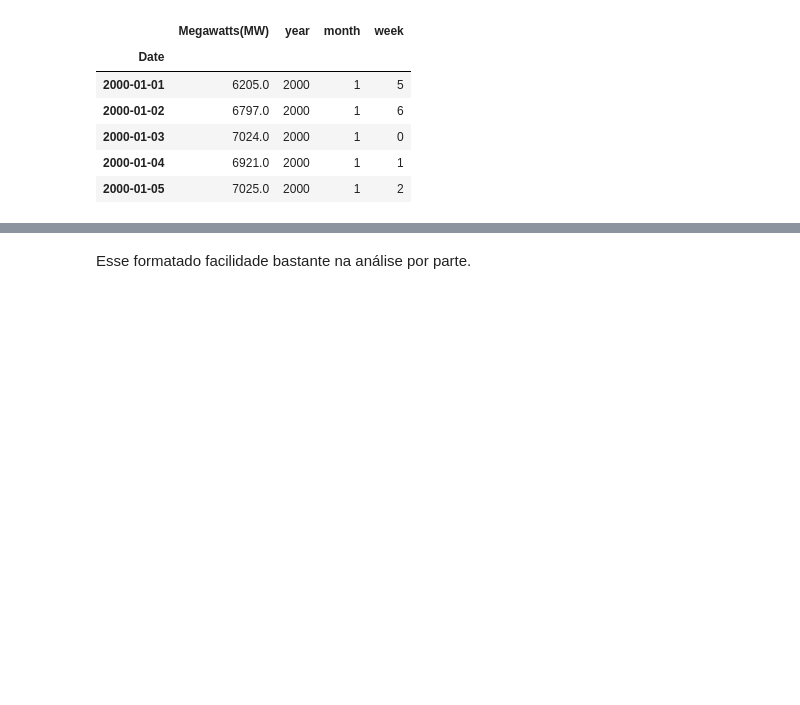
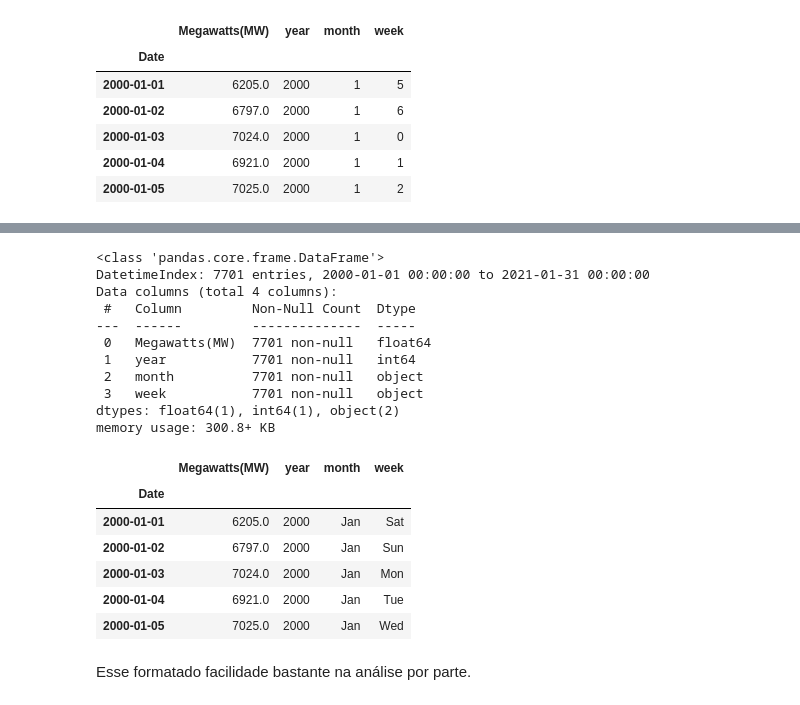
Before and after one commit to ailsonramon/timeseries, a Jupyter notebook: TS_daily_analysis_energy_2000_2021_Brazillian_Northeast_Region.ipynb, the cells around one changed output, grey strips where cells are left out. Cells and saved outputs as stored; diff of their text form; code cells hidden in the pictures; blank space fills up the shorter version.

```diff
--- a/TS_daily_analysis_energy_2000_2021_Brazillian_Northeast_Region.ipynb
+++ b/TS_daily_analysis_energy_2000_2021_Brazillian_Northeast_Region.ipynb
@@ -40,7 +38,10 @@ from datetime import datetime
 from statsmodels.tsa.stattools import adfuller
 from statsmodels.tsa.stattools import kpss
 from statsmodels.tsa.seasonal import seasonal_decompose
-# melhorar a visualização
-pd.set_option('max_columns',170)
+import pandas.util.testing as tm
+#sets the maximum number of rows and columns displayed when a frame is pretty-printed.
+pd.set_option('max_columns',20)
+#graphs will be included in your notebook
 %matplotlib inline
+#figure formate
 %config InlineBackend.figure_format = 'svg'
@@ -133,3 +143,7 @@ df.head()
 | 2000-01-03 | 7024.0 | 2000 | 1 | 0 |
 | 2000-01-04 | 6921.0 | 2000 | 1 | 1 |
 | 2000-01-05 | 7025.0 | 2000 | 1 | 2 |
+# %%
+df_copy = df.copy()
+df
+df_copy.info()
@@ -136,3 +162,28 @@ df.head()
+# %%
+df_copy["month"] = [m.strftime("%b") for m in df_copy.index]
+df_copy["week"] = [w.strftime("%a") for w in df_copy.index]
+# %%
+df_copy.info()
+df_copy.head()
+# %% [output]
+<class 'pandas.core.frame.DataFrame'>
+DatetimeIndex: 7701 entries, 2000-01-01 00:00:00 to 2021-01-31 00:00:00
+Data columns (total 4 columns):
+ #   Column         Non-Null Count  Dtype
+---  ------         --------------  -----
+ 0   Megawatts(MW)  7701 non-null   float64
+ 1   year           7701 non-null   int64
+ 2   month          7701 non-null   object
+ 3   week           7701 non-null   object
+dtypes: float64(1), int64(1), object(2)
+memory usage: 300.8+ KB
+|  | Megawatts(MW) | year | month | week |
+| Date |  |  |  |  |
+| 2000-01-01 | 6205.0 | 2000 | Jan | Sat |
+| 2000-01-02 | 6797.0 | 2000 | Jan | Sun |
+| 2000-01-03 | 7024.0 | 2000 | Jan | Mon |
+| 2000-01-04 | 6921.0 | 2000 | Jan | Tue |
+| 2000-01-05 | 7025.0 | 2000 | Jan | Wed |
 # %% [markdown]
 Esse formatado facilidade bastante na análise por parte.
 # %% [markdown]
```
Also changed, not shown: parts of 82 cells of this notebook.
